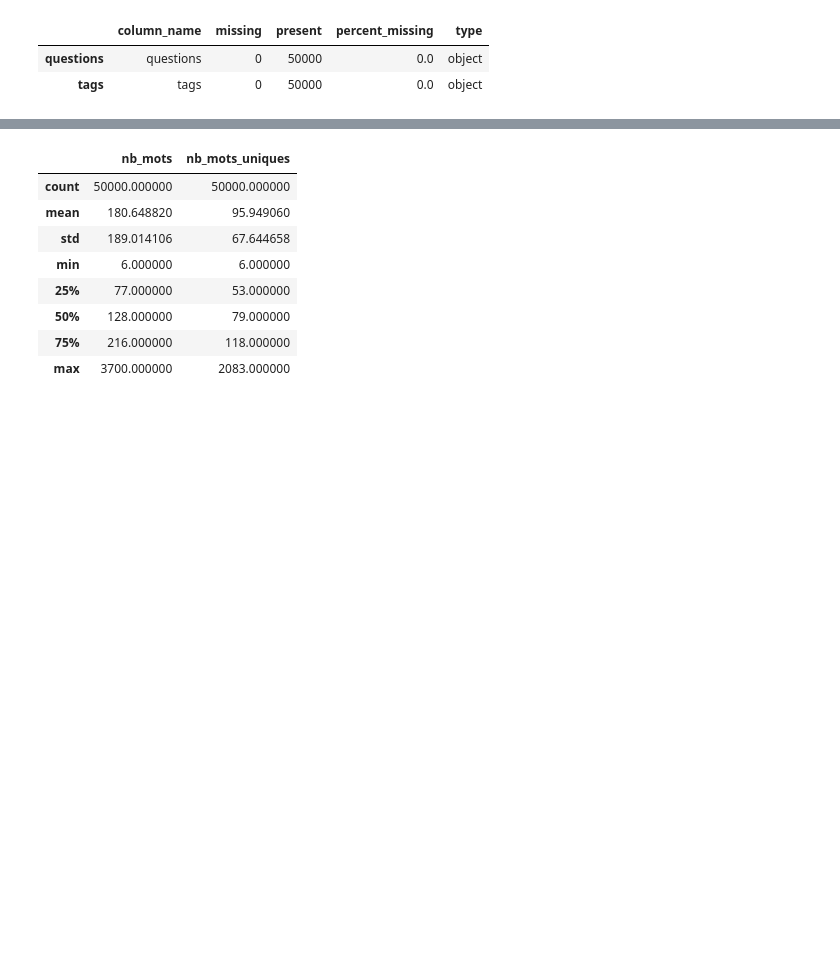
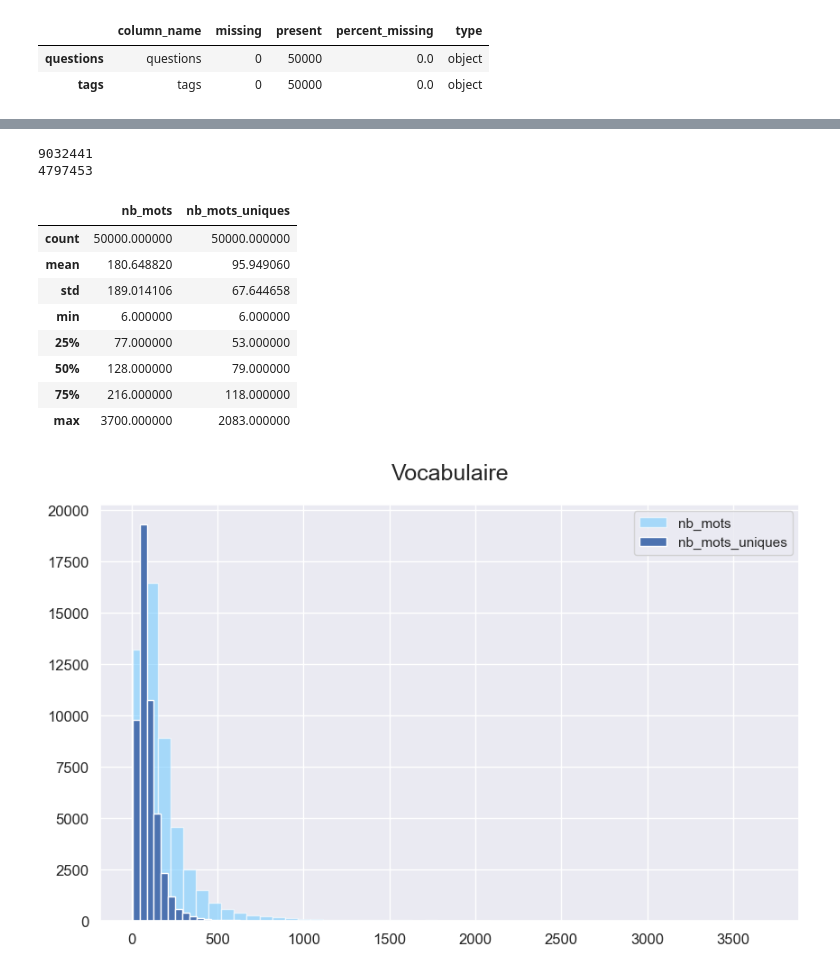
Before and after one commit to Kiwinokoto/ML_student, a Jupyter notebook: notebooks/Oudelet_Kevin_1_notebook_exploration_121123.ipynb, the cells around one changed output, grey strips where cells are left out. Cells and saved outputs as stored; diff of their text form; code cells hidden in the pictures; blank space fills up the shorter version.

```diff
--- a/notebooks/Oudelet_Kevin_1_notebook_exploration_121123.ipynb
+++ b/notebooks/Oudelet_Kevin_1_notebook_exploration_121123.ipynb
@@ -619,10 +651,15 @@ TypeError: unhashable type: 'list'
 # %%
 def preprocess_text_2(liste_tokens):
-    tokens_uniques = set(liste_tokens)
+    seen_tokens = set()
+    unique_tokens = []
 
-    return tokens_uniques
+    for token in liste_tokens:
+        if token not in seen_tokens:
+            seen_tokens.add(token)
+            unique_tokens.append(token)
+
+
+    return unique_tokens
 
 # Apply the preprocessing function
 raw_questions_tags['tokens_uniques'] = raw_questions_tags['tokens'].apply(preprocess_text_2)
-
-raw_questions_tags.describe()
@@ -636,8 +667,13 @@ raw_questions_tags.describe()
 raw_questions_tags['nb_mots'] = raw_questions_tags['tokens'].apply(len)
 raw_questions_tags['nb_mots_uniques'] = raw_questions_tags['tokens_uniques'].apply(len)
 
+print(raw_questions_tags['nb_mots'].sum())
+print(raw_questions_tags['nb_mots_uniques'].sum())
+
 raw_questions_tags[['nb_mots', 'nb_mots_uniques']].describe()
 # %% [output]
+9032441
+4797453
 |  | nb_mots | nb_mots_uniques |
 | count | 50000.000000 | 50000.000000 |
 | mean | 180.648820 | 95.949060 |
@@ -647,3 +683,22 @@ raw_questions_tags[['nb_mots', 'nb_mots_uniques']].describe()
 | 50% | 128.000000 | 79.000000 |
 | 75% | 216.000000 | 118.000000 |
 | max | 3700.000000 | 2083.000000 |
+# %%
+fig, ax = plt.subplots(figsize=(10, 6))
+
+# Plotting 'nb_mots'
+raw_questions_tags['nb_mots'].hist(density=False, bins=50, ax=ax, color='#7cf', alpha=0.6, label='nb_mots')
+
+# Plotting 'nb_mots_uniques'
+raw_questions_tags['nb_mots_uniques'].hist(density=False, bins=50, ax=ax, label='nb_mots_uniques')
+
+
+plt.title('Vocabulaire', pad=20, fontsize=18)
+plt.xticks(fontsize=12)
+plt.yticks(fontsize=12)
+
+ax.legend()
+
+plt.show()
+# %% [output]
+[figure, added]
```
Also changed, not shown: parts of 32 cells of this notebook.
